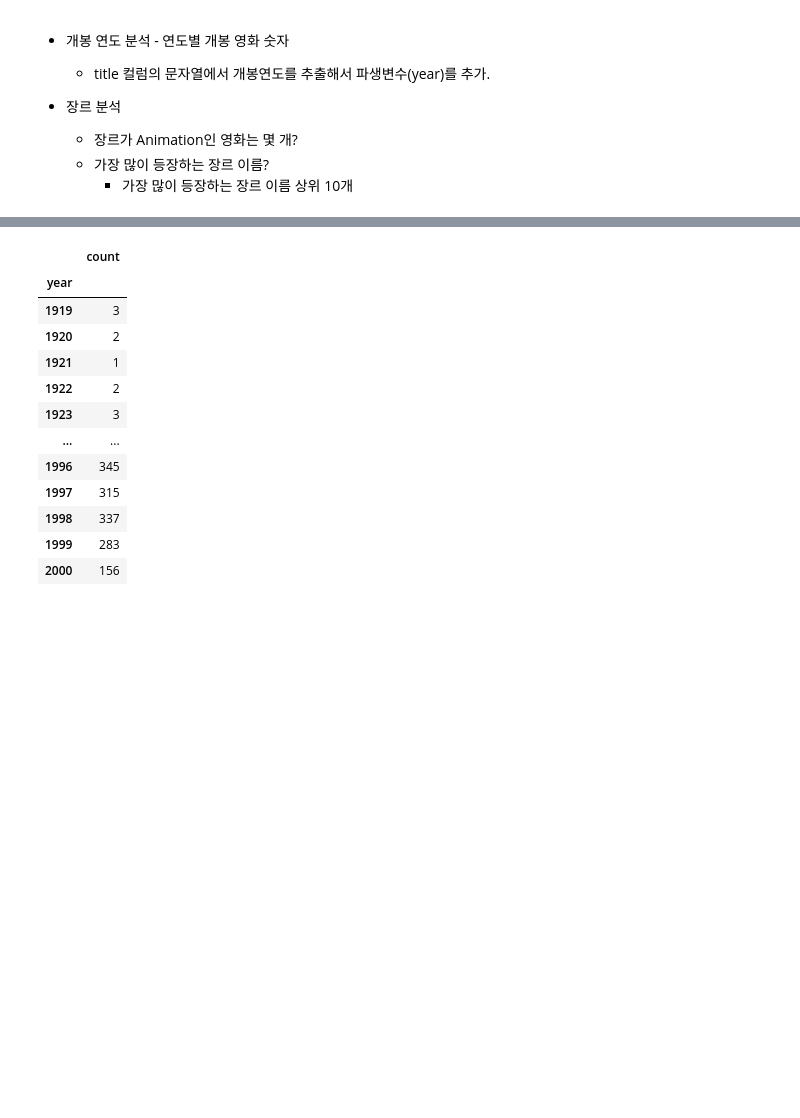
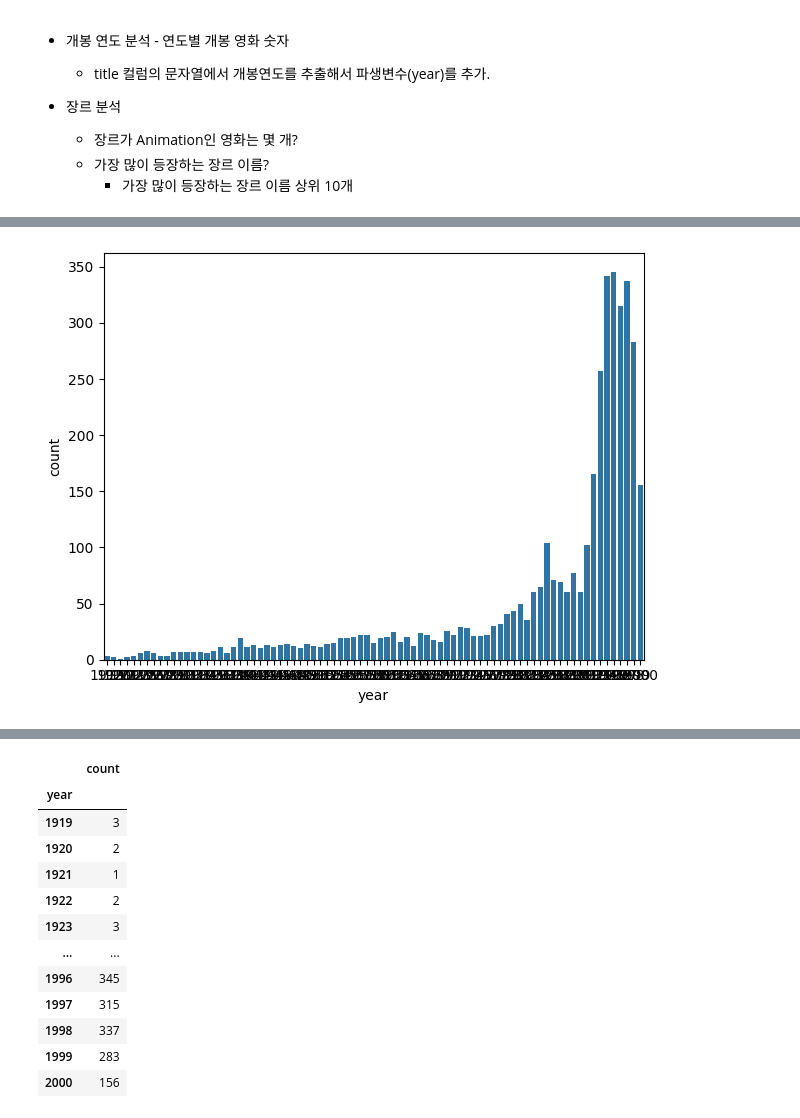
Before and after one commit to YounJJ/202511_BD53, a Jupyter notebook: lab_python/da09_str.ipynb, the cells around one changed output, grey strips where cells are left out. Cells and saved outputs as stored; diff of their text form; code cells hidden in the pictures; blank space fills up the shorter version.

```diff
--- a/lab_python/da09_str.ipynb
+++ b/lab_python/da09_str.ipynb
@@ -398,0 +401,5 @@ memory usage: 91.1+ KB
+# %%
+# 강사님 답안
+# year 파생변수 추가
+movies["year"] = movies.title.str[-5:-1].astype("int")
+movies.head()
@@ -398,0 +427,5 @@ memory usage: 91.1+ KB
+# %%
+# 연도별 개봉 영화 수
+# 강사님 답안
+year_count = movies.year.value_counts()
+year_count
@@ -398,0 +461,7 @@ memory usage: 91.1+ KB
+# %%
+#
+sns.barplot(data=year_count)
+plt.tight_layout()
+plt.show()
+# %% [output]
+[figure, added]
```
Also changed, not shown: parts of 28 cells of this notebook.
